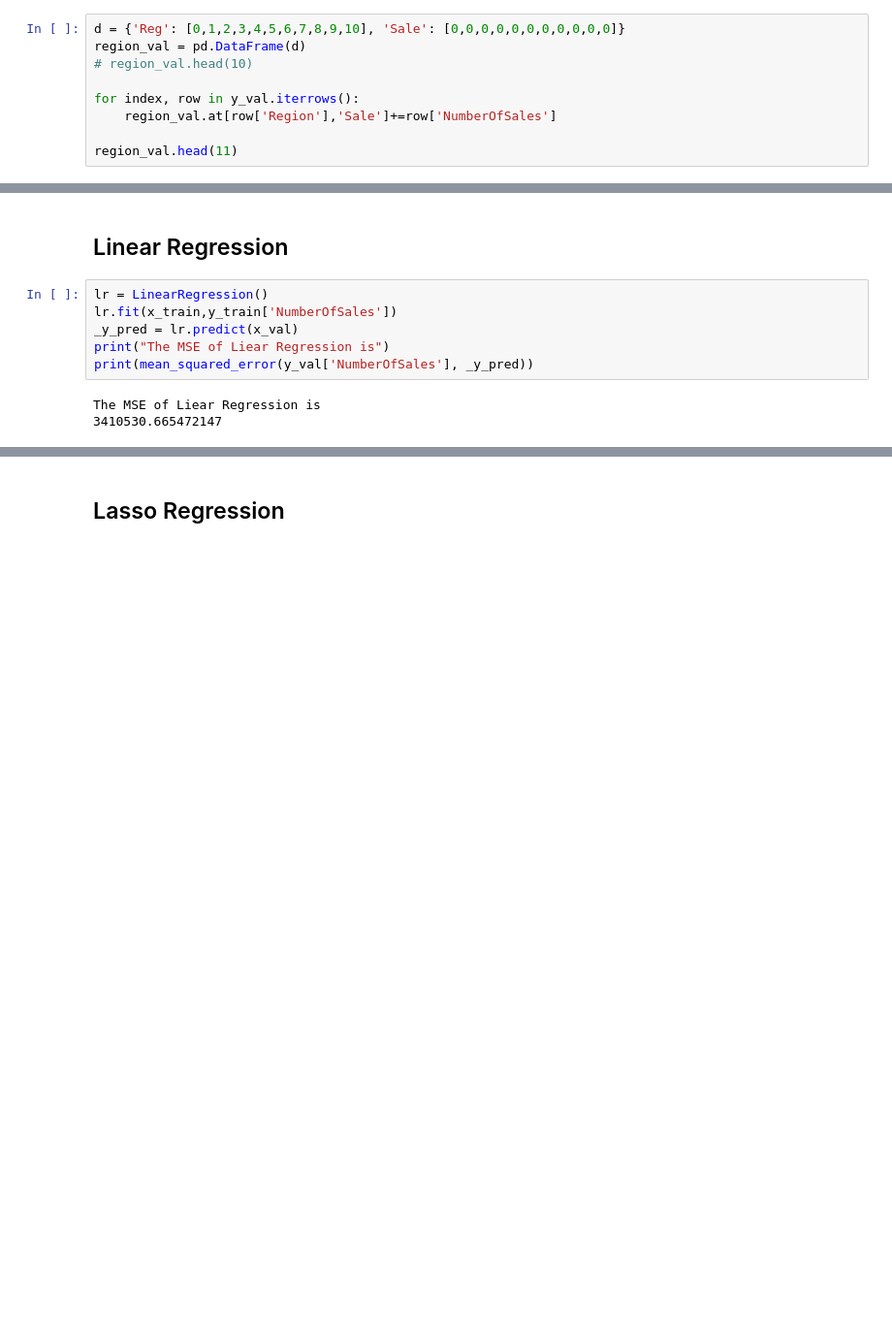
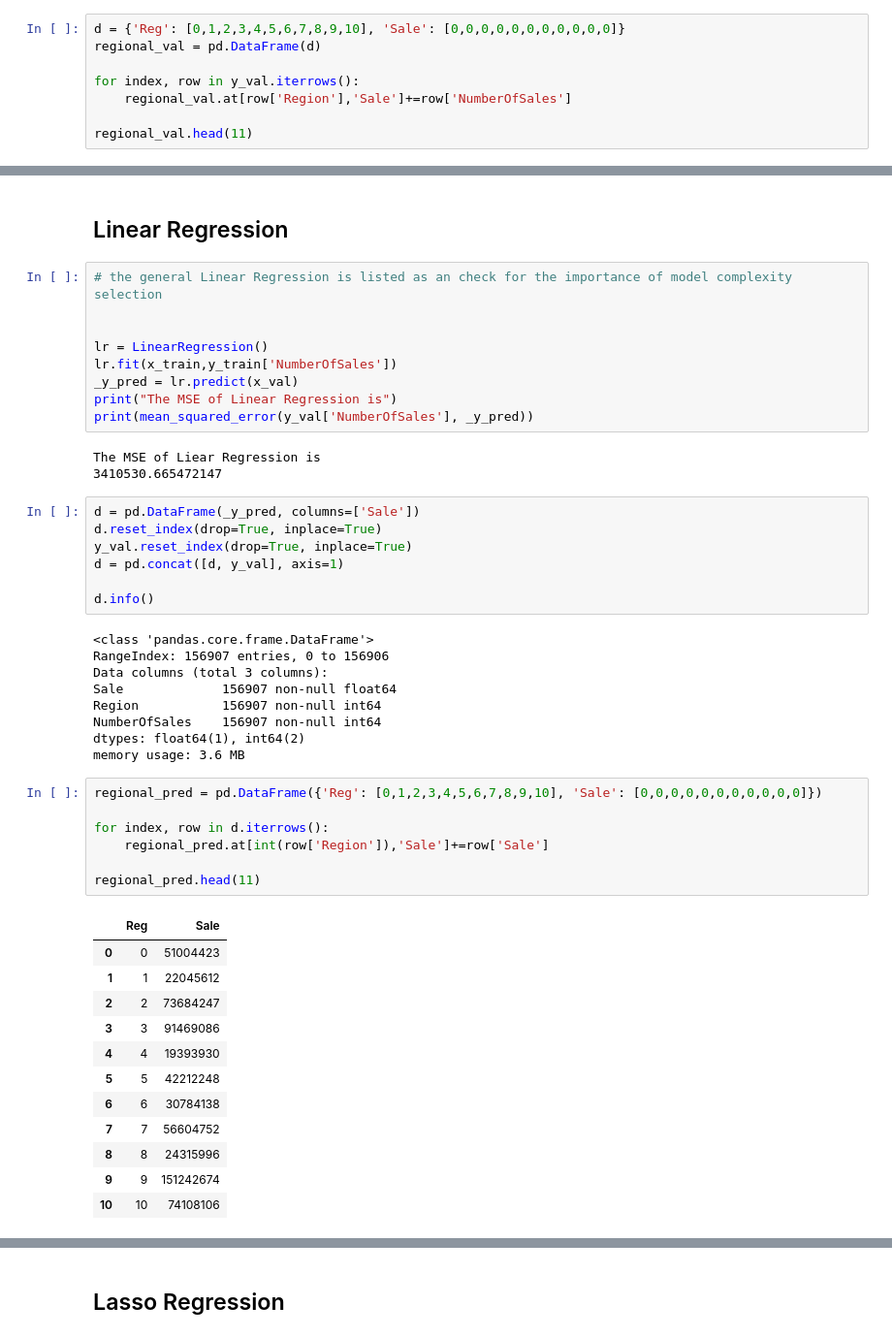
Before and after one commit to CesareMJLi/Polimi_DMTM, a Jupyter notebook: POLIMI DMTM Project.ipynb, the cells around one changed output, grey strips where cells are left out. Shown at 97% size. Drawn from its saved outputs; the diff is of its cells as text; blank space fills up the shorter version.

Commit message:
Only Prior Knowledge /Data testing left

```diff
--- a/POLIMI DMTM Project.ipynb
+++ b/POLIMI DMTM Project.ipynb
@@ -697,13 +697,12 @@ train_df['Region'].unique()
 array([ 7,  0,  3,  2,  9, 10,  4,  1,  5,  6,  8])
 # %%
 d = {'Reg': [0,1,2,3,4,5,6,7,8,9,10], 'Sale': [0,0,0,0,0,0,0,0,0,0,0]}
-region_val = pd.DataFrame(d)
-# region_val.head(10)
+regional_val = pd.DataFrame(d)
 
 for index, row in y_val.iterrows():
-    region_val.at[row['Region'],'Sale']+=row['NumberOfSales']
+    regional_val.at[row['Region'],'Sale']+=row['NumberOfSales']
 
-region_val.head(11)
+regional_val.head(11)
 # %% [output]
 |  | Reg | Sale |
 | 0 | 0 | 48433068 |
@@ -720,11 +719,50 @@ region_val.head(11)
 # %% [markdown]
 ## Linear Regression
 # %%
+# the general Linear Regression is listed as an check for the importance of model complexity selection
+
+
 lr = LinearRegression()
 lr.fit(x_train,y_train['NumberOfSales'])
 _y_pred = lr.predict(x_val)
-print("The MSE of Liear Regression is")
+print("The MSE of Linear Regression is")
 print(mean_squared_error(y_val['NumberOfSales'], _y_pred))
 # %% [output]
 The MSE of Liear Regression is
 3410530.665472147
+# %%
+d = pd.DataFrame(_y_pred, columns=['Sale'])
+d.reset_index(drop=True, inplace=True)
+y_val.reset_index(drop=True, inplace=True)
+d = pd.concat([d, y_val], axis=1)
+
+d.info()
+# %% [output]
+<class 'pandas.core.frame.DataFrame'>
+RangeIndex: 156907 entries, 0 to 156906
+Data columns (total 3 columns):
+Sale             156907 non-null float64
+Region           156907 non-null int64
+NumberOfSales    156907 non-null int64
+dtypes: float64(1), int64(2)
+memory usage: 3.6 MB
+# %%
+regional_pred = pd.DataFrame({'Reg': [0,1,2,3,4,5,6,7,8,9,10], 'Sale': [0,0,0,0,0,0,0,0,0,0,0]})
+
+for index, row in d.iterrows():
+    regional_pred.at[int(row['Region']),'Sale']+=row['Sale']
+
+regional_pred.head(11)
+# %% [output]
+|  | Reg | Sale |
+| 0 | 0 | 51004423 |
+| 1 | 1 | 22045612 |
+| 2 | 2 | 73684247 |
+| 3 | 3 | 91469086 |
+| 4 | 4 | 19393930 |
+| 5 | 5 | 42212248 |
+| 6 | 6 | 30784138 |
+| 7 | 7 | 56604752 |
+| 8 | 8 | 24315996 |
+| 9 | 9 | 151242674 |
+| 10 | 10 | 74108106 |
```
Also changed, not shown: parts of 14 cells of this notebook.
